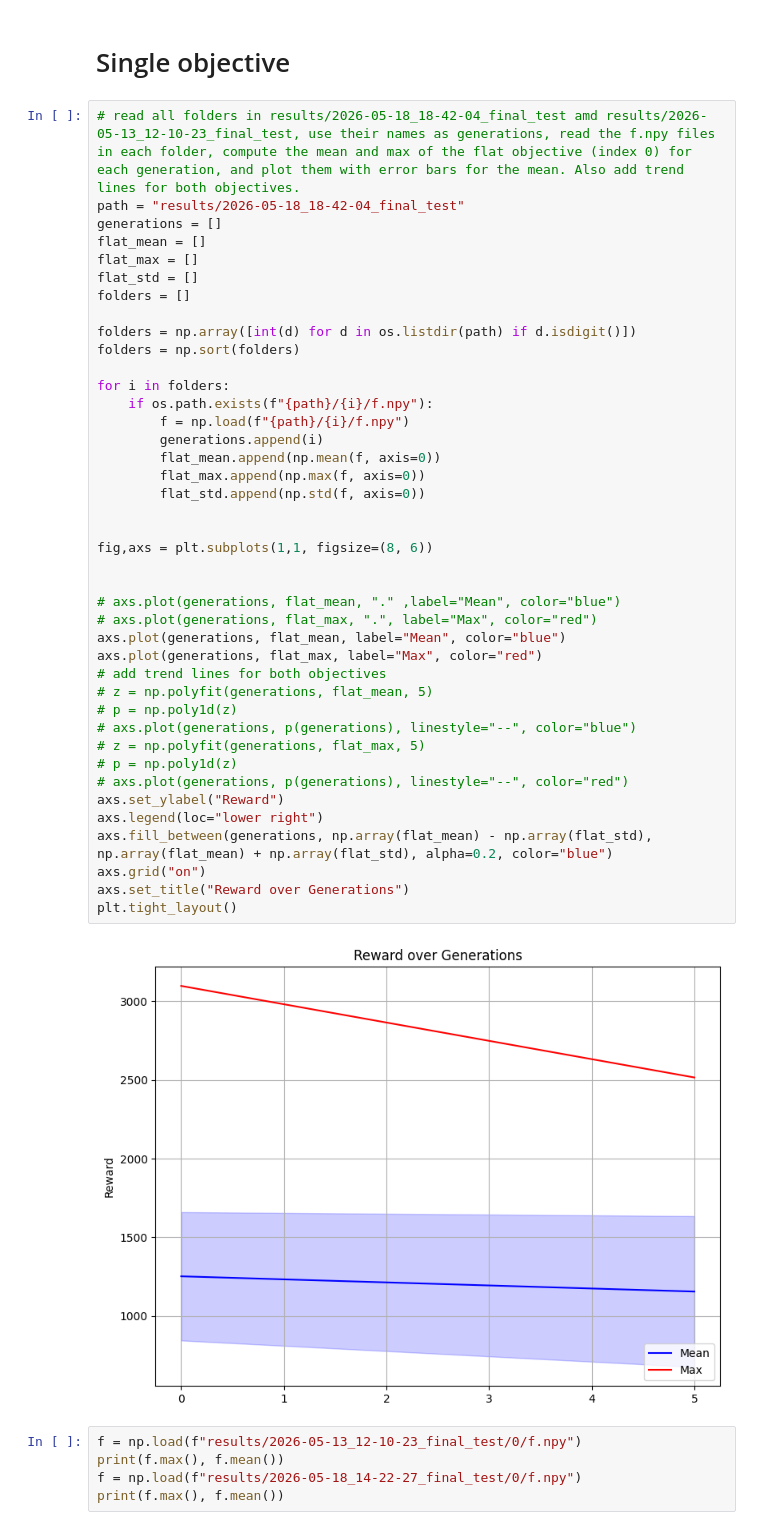
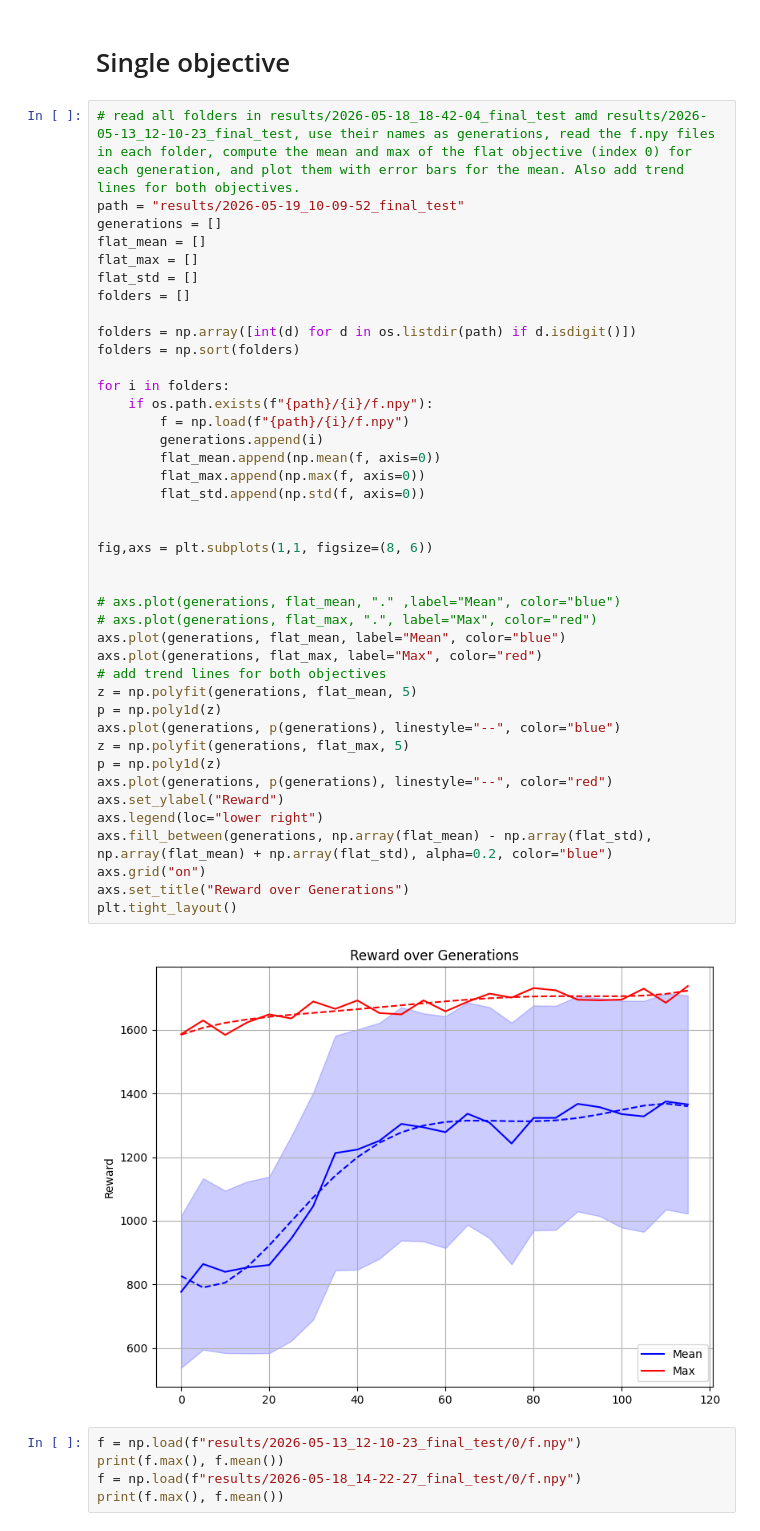
Before and after one commit to ifinckh/micro-515-EvoRob, a Jupyter notebook: read_logs.ipynb, the cells around one changed output. Drawn from its saved outputs; the diff is of its cells as text.

```diff
--- a/read_logs.ipynb
+++ b/read_logs.ipynb
@@ -7,47 +7,47 @@ import glob
 # Single objective
 # %%
 # read all folders in results/2026-05-18_18-42-04_final_test amd results/2026-05-13_12-10-23_final_test, use their names as generations, read the f.npy files in each folder, compute the mean and max of the flat objective (index 0) for each generation, and plot them with error bars for the mean. Also add trend lines for both objectives.
-path = "results/2026-05-18_18-42-04_final_test"
+path = "results/2026-05-19_10-09-52_final_test"
 generations = []
 flat_mean = []
 flat_max = []
 flat_std = []
 folders = []
 
 folders = np.array([int(d) for d in os.listdir(path) if d.isdigit()])
 folders = np.sort(folders)
 
 for i in folders:
     if os.path.exists(f"{path}/{i}/f.npy"):
         f = np.load(f"{path}/{i}/f.npy")
         generations.append(i)
         flat_mean.append(np.mean(f, axis=0))
         flat_max.append(np.max(f, axis=0))
         flat_std.append(np.std(f, axis=0))
 
 
 fig,axs = plt.subplots(1,1, figsize=(8, 6))
 
 
 # axs.plot(generations, flat_mean, "." ,label="Mean", color="blue")
 # axs.plot(generations, flat_max, ".", label="Max", color="red")
 axs.plot(generations, flat_mean, label="Mean", color="blue")
 axs.plot(generations, flat_max, label="Max", color="red")
 # add trend lines for both objectives
-# z = np.polyfit(generations, flat_mean, 5)
-# p = np.poly1d(z)
-# axs.plot(generations, p(generations), linestyle="--", color="blue")
-# z = np.polyfit(generations, flat_max, 5)
-# p = np.poly1d(z)
-# axs.plot(generations, p(generations), linestyle="--", color="red")
+z = np.polyfit(generations, flat_mean, 5)
+p = np.poly1d(z)
+axs.plot(generations, p(generations), linestyle="--", color="blue")
+z = np.polyfit(generations, flat_max, 5)
+p = np.poly1d(z)
+axs.plot(generations, p(generations), linestyle="--", color="red")
 axs.set_ylabel("Reward")
 axs.legend(loc="lower right")
 axs.fill_between(generations, np.array(flat_mean) - np.array(flat_std), np.array(flat_mean) + np.array(flat_std), alpha=0.2, color="blue")
 axs.grid("on")
 axs.set_title("Reward over Generations")
 plt.tight_layout()
 # %% [output]
-[figure, old version]
+[figure, new version]
 # %%
 f = np.load(f"results/2026-05-13_12-10-23_final_test/0/f.npy")
 print(f.max(), f.mean())
```
Also changed, not shown: parts of 1 cell of this notebook, 7 other files.
